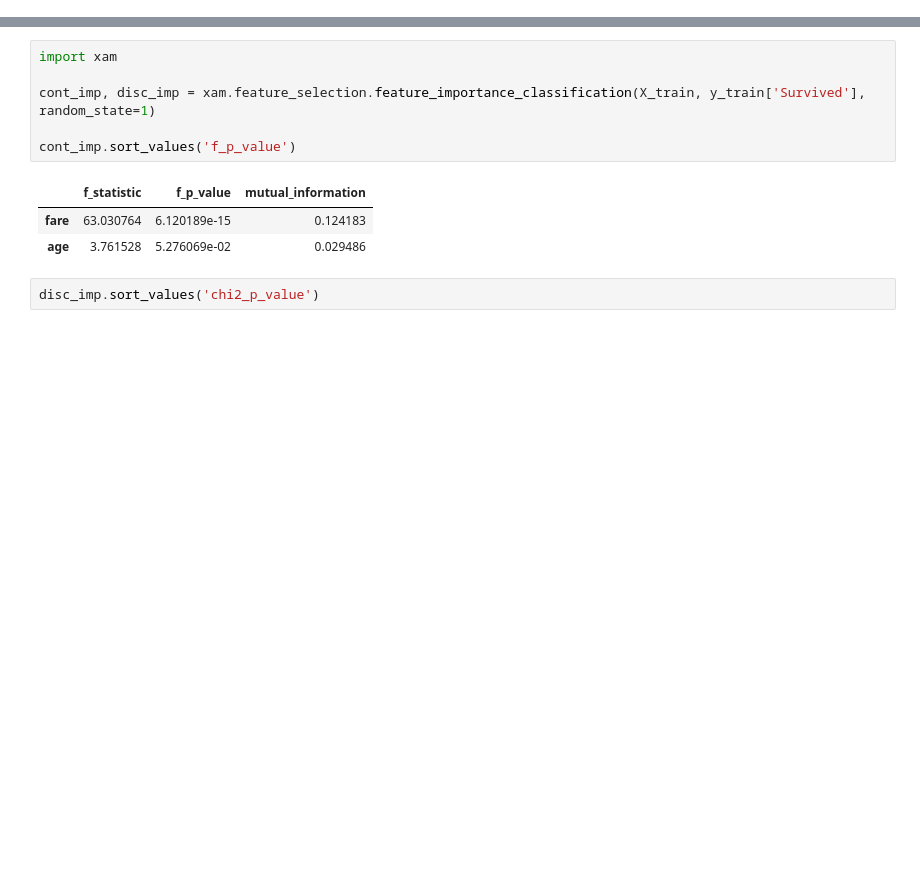
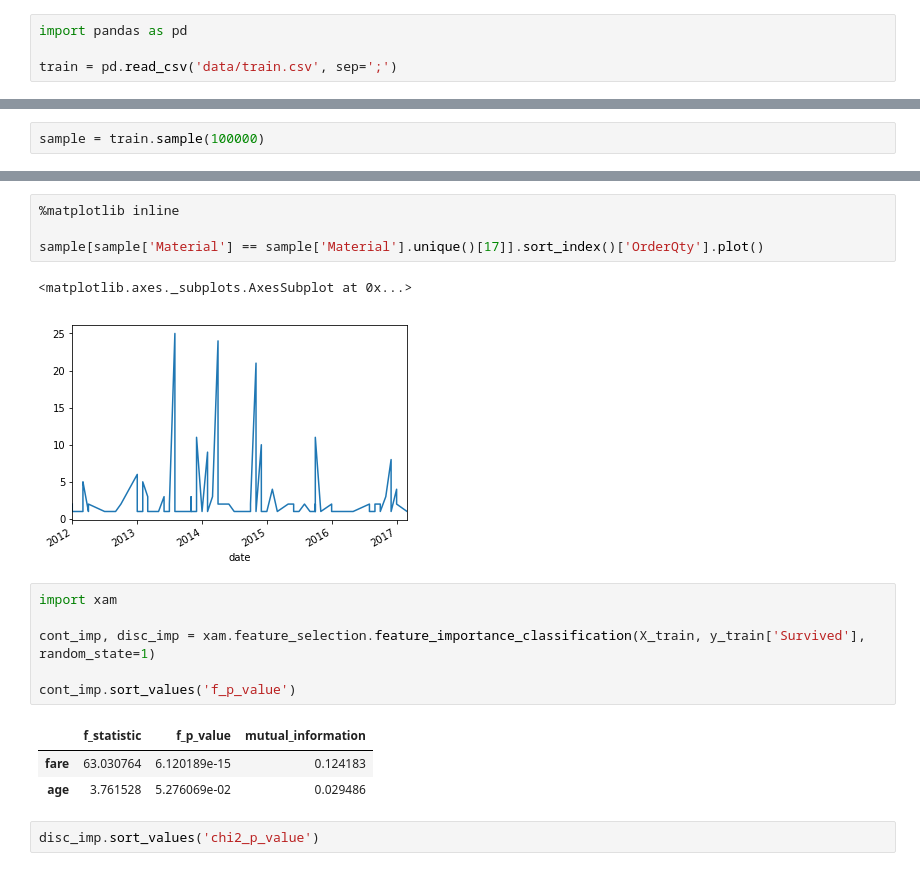
Before and after one commit to Dolto/kaggle-DSG17-final, a Jupyter notebook: EDA.ipynb, the cells around one changed output, grey strips where cells are left out. Cells and saved outputs as stored; diff of their text form; blank space fills up the shorter version.

```diff
--- a/EDA.ipynb
+++ b/EDA.ipynb
@@ -8,0 +1,4 @@ y_test = pd.read_csv('data/y_test.csv')
+# %%
+import pandas as pd
+
+train = pd.read_csv('data/train.csv', sep=';')
@@ -32,0 +29,2 @@ X_train.head()
+# %%
+sample = train.sample(100000)
@@ -33,3 +98,10 @@ X_train.head()
+# %%
+%matplotlib inline
+
+sample[sample['Material'] == sample['Material'].unique()[17]].sort_index()['OrderQty'].plot()
+# %% [output]
+<matplotlib.axes._subplots.AxesSubplot at 0x...>
+[figure, added]
 # %%
 import xam
 
```
Also changed, not shown: parts of 9 cells of this notebook, 2 other files.
